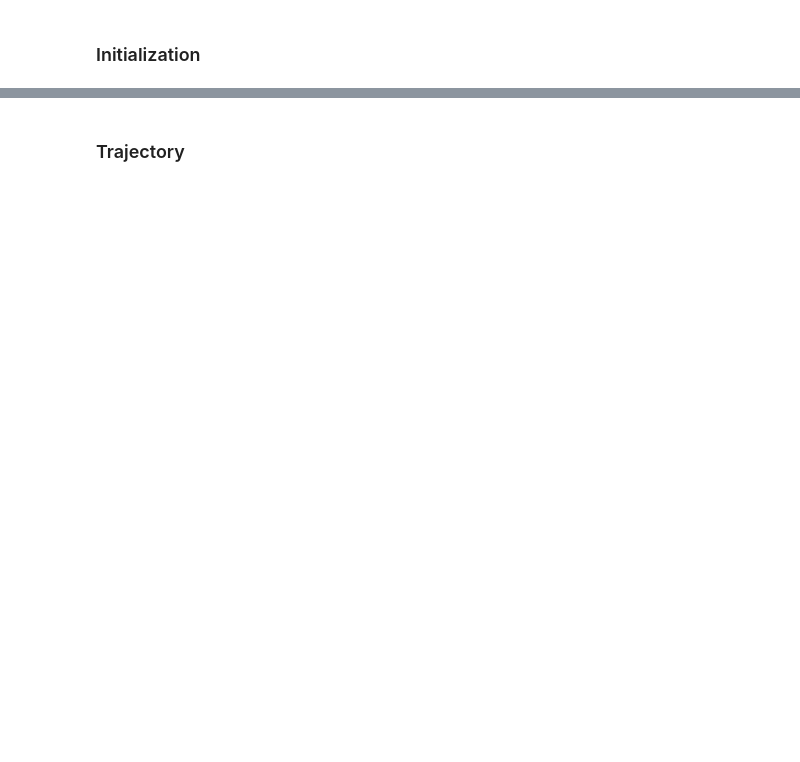
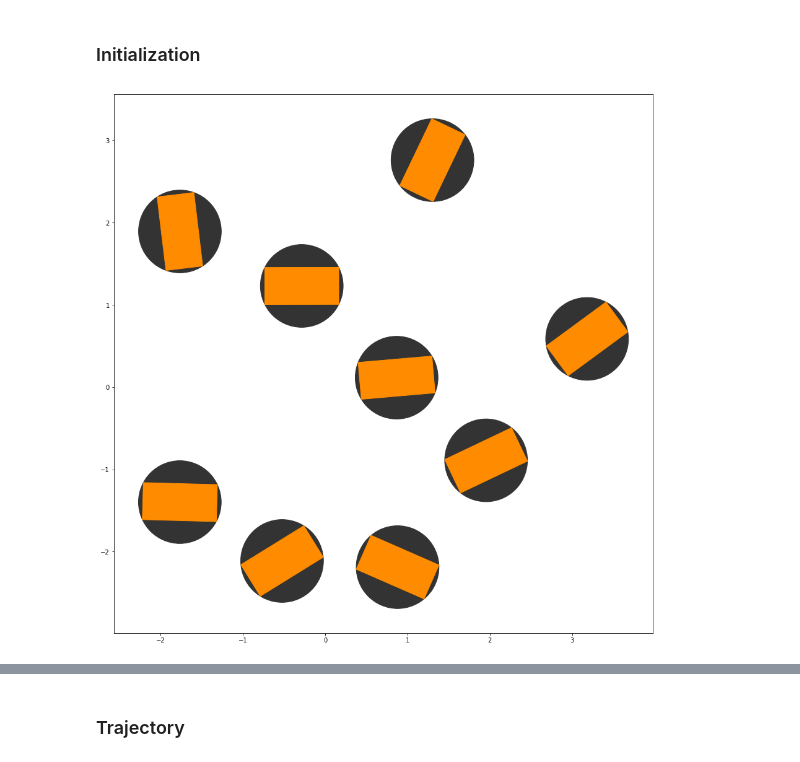
Before and after one commit to bgheneti/MultiboatTrajectoryOptimization, a Jupyter notebook: final_project_visualizations.ipynb, the cells around one changed output, grey strips where cells are left out. Saved outputs shown, nothing was run; the diff lists cells and outputs as text; code cells hidden in the pictures; blank space fills up the shorter version.

```diff
--- a/final_project_visualizations.ipynb
+++ b/final_project_visualizations.ipynb
@@ -176,5 +179,12 @@ anim, anim_init = demo_save(experiment, save=False)
 # %% [markdown]
 ### Initialization
+# %%
+p, r = boat.plot_configuration(experiment['S'][:,30])
+
+a = p[0]
+a._an
+# %% [output]
+[figure, added]
 # %%
 HTML(anim_init.to_html5_video())
 # %% [output]
```
Also changed, not shown: parts of 13 cells of this notebook, 25 other files.
